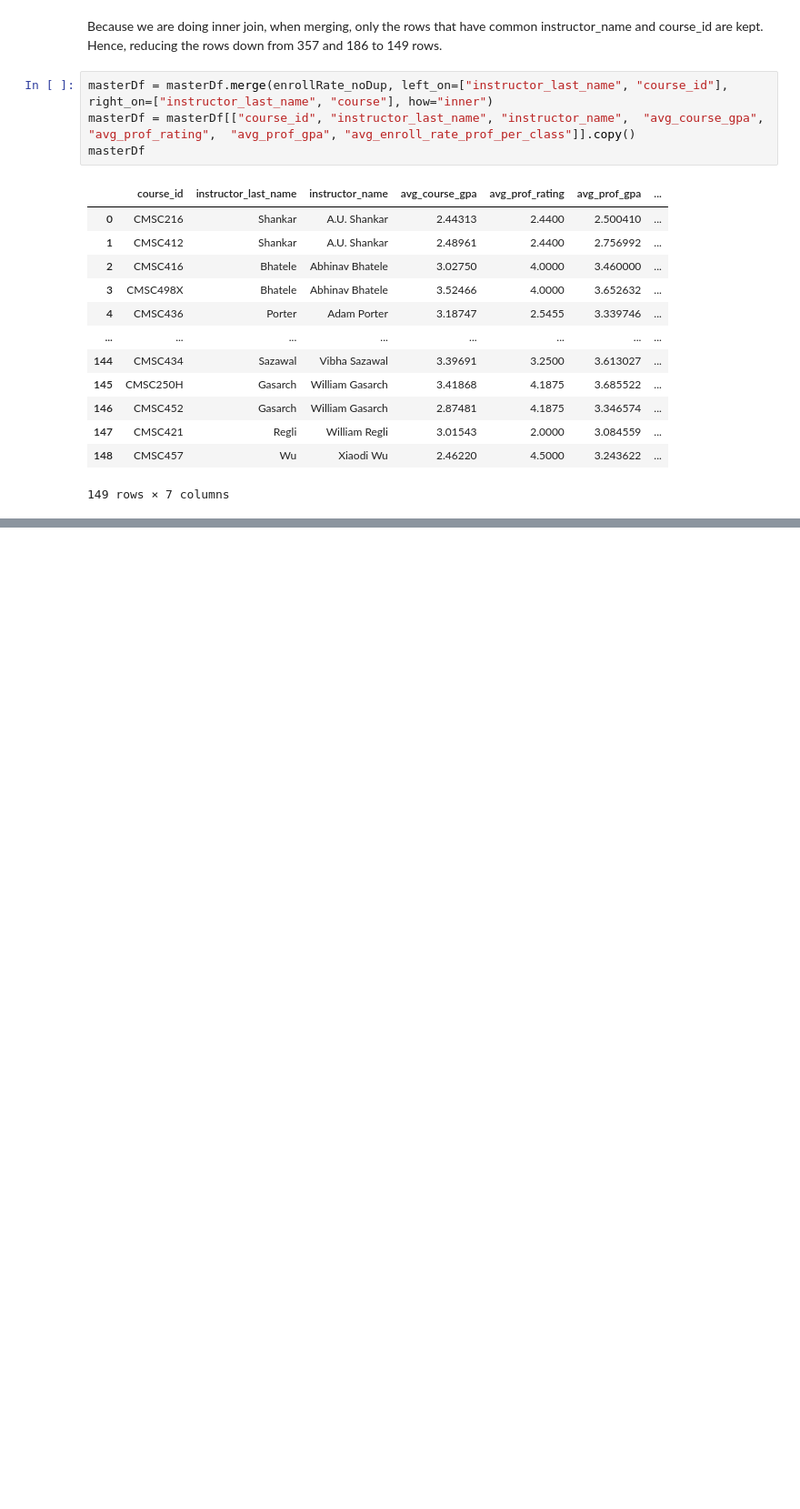
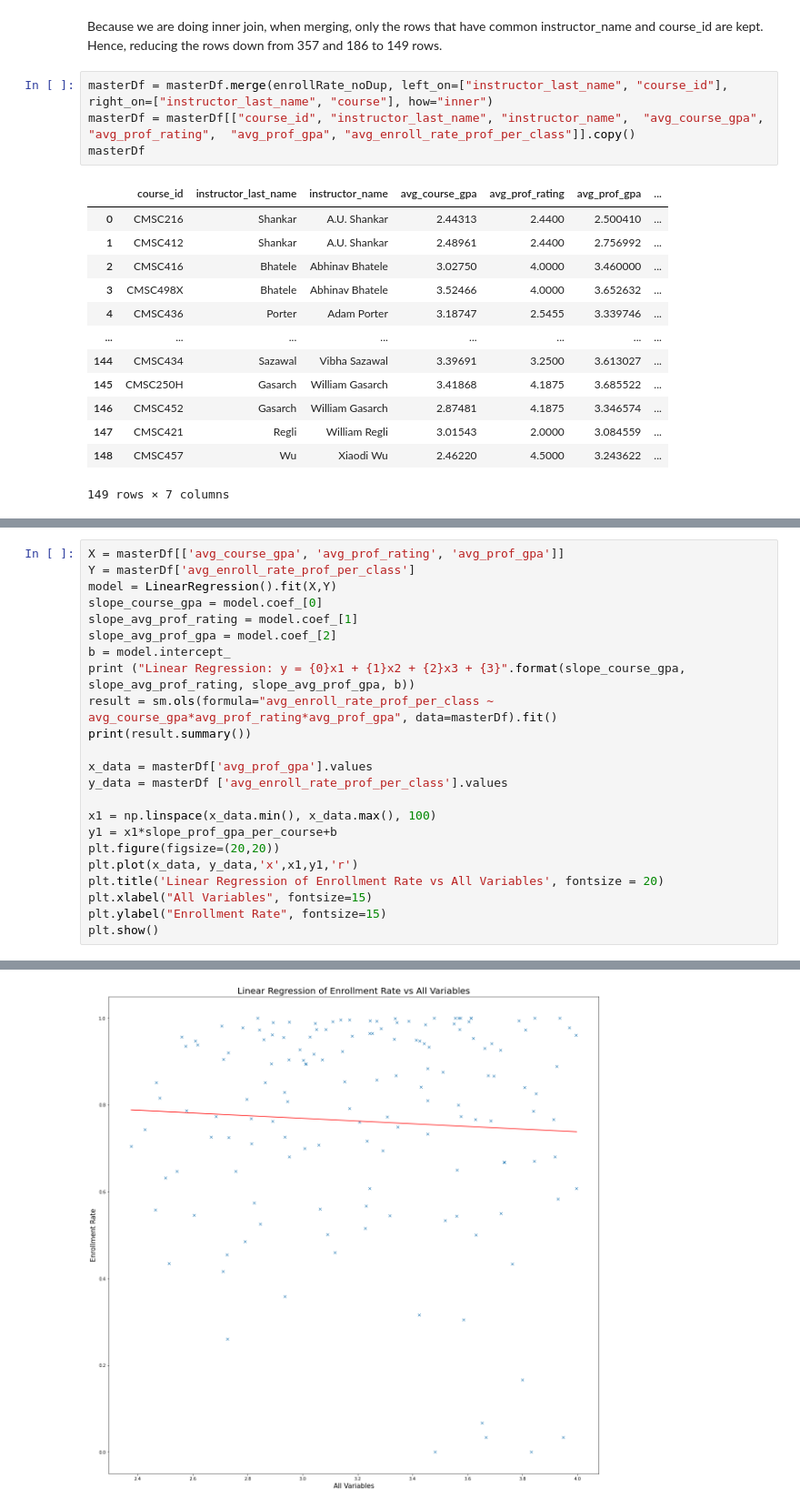
Before and after one commit to WesJD/cmsc320-final, a Jupyter notebook: project.ipynb, the cells around one changed output, grey strips where cells are left out. Shown: that part at 91% size. Cells and saved outputs as stored; diff of their text form; blank space fills up the shorter version.

```diff
--- a/project.ipynb
+++ b/project.ipynb
@@ -668,0 +810,24 @@ masterDf
+# %%
+X = masterDf[['avg_course_gpa', 'avg_prof_rating', 'avg_prof_gpa']]
+Y = masterDf['avg_enroll_rate_prof_per_class']
+model = LinearRegression().fit(X,Y)
+slope_course_gpa = model.coef_[0]
+slope_avg_prof_rating = model.coef_[1]
+slope_avg_prof_gpa = model.coef_[2]
+b = model.intercept_
+print ("Linear Regression: y = {0}x1 + {1}x2 + {2}x3 + {3}".format(slope_course_gpa, slope_avg_prof_rating, slope_avg_prof_gpa, b))
+result = sm.ols(formula="avg_enroll_rate_prof_per_class ~ avg_course_gpa*avg_prof_rating*avg_prof_gpa", data=masterDf).fit()
+print(result.summary())
+
+x_data = masterDf['avg_prof_gpa'].values
+y_data = masterDf ['avg_enroll_rate_prof_per_class'].values
+
+x1 = np.linspace(x_data.min(), x_data.max(), 100)
+y1 = x1*slope_prof_gpa_per_course+b
+plt.figure(figsize=(20,20))
+plt.plot(x_data, y_data,'x',x1,y1,'r')
+plt.title('Linear Regression of Enrollment Rate vs All Variables', fontsize = 20)
+plt.xlabel("All Variables", fontsize=15)
+plt.ylabel("Enrollment Rate", fontsize=15)
+plt.show()
+# %% [output]
@@ -668,0 +851 @@ masterDf
+[figure, added]
```
Also changed, not shown: parts of 11 cells of this notebook, 1 other file.
